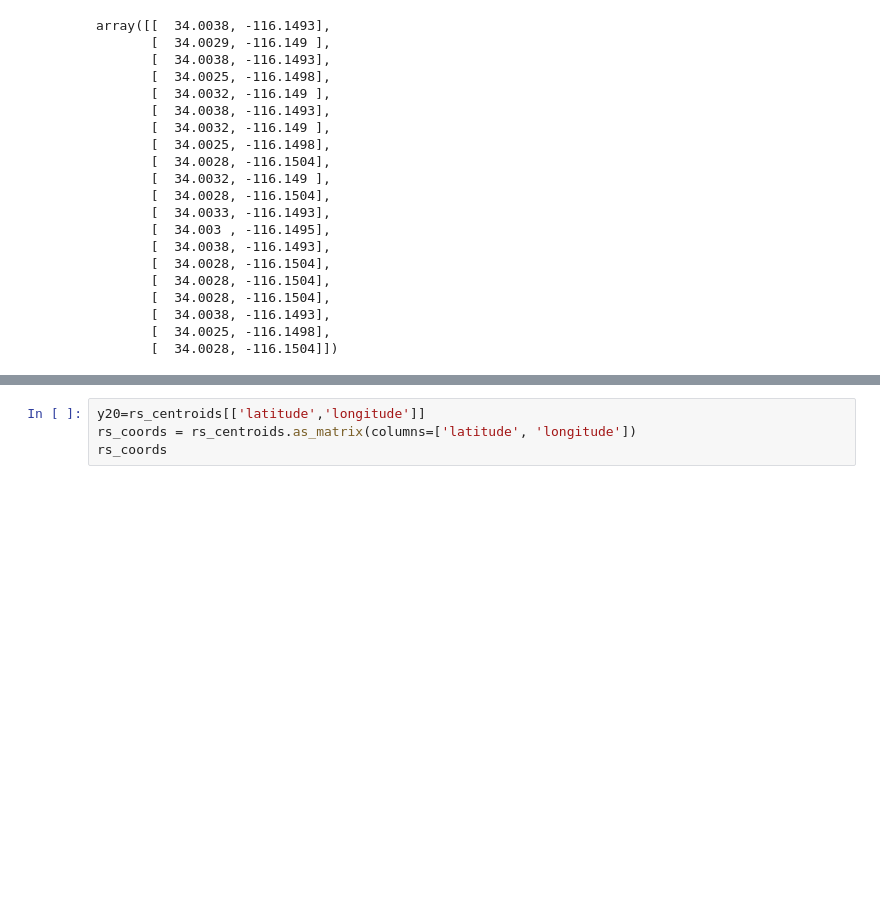
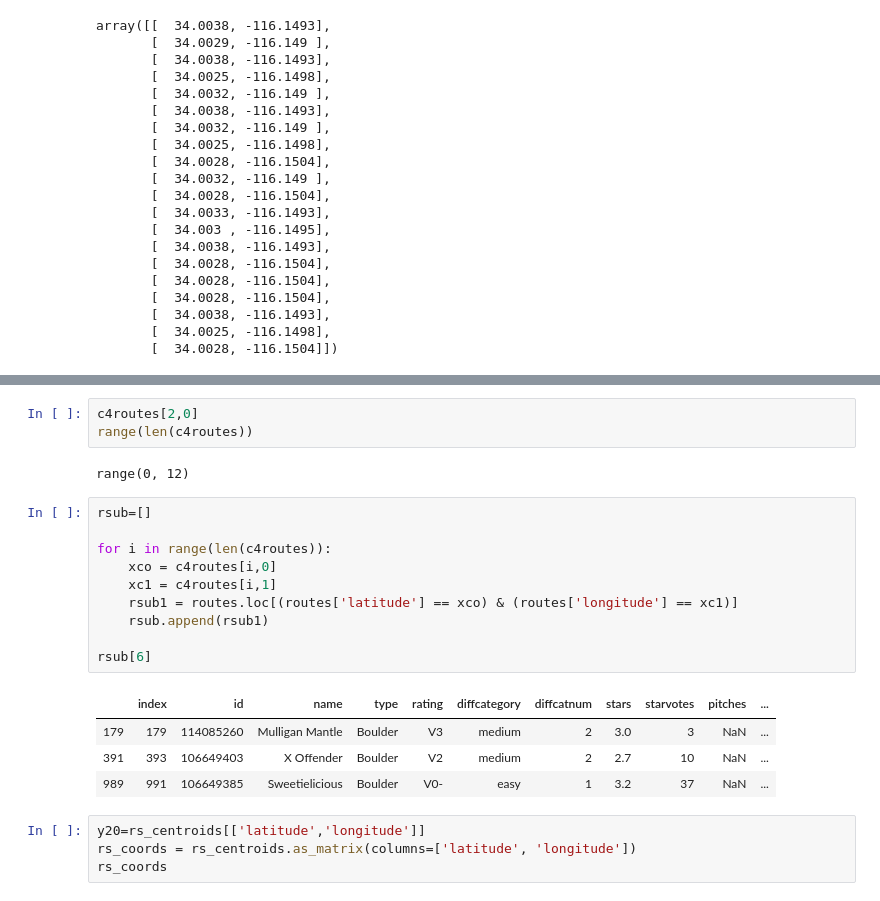
Before and after one commit to nrgriffin/Insight, a Jupyter notebook: Combined Prophet and DBSCAN.ipynb, the cells around one changed output, grey strips where cells are left out. Cells and saved outputs as stored; diff of their text form; blank space fills up the shorter version.

```diff
--- a/Combined Prophet and DBSCAN.ipynb
+++ b/Combined Prophet and DBSCAN.ipynb
@@ -338,3 +450,23 @@ array([  33.9964, -116.1555])
+# %%
+c4routes[2,0]
+range(len(c4routes))
+# %% [output]
+range(0, 12)
+# %%
+rsub=[]
+
+for i in range(len(c4routes)):
+    xco = c4routes[i,0]
+    xc1 = c4routes[i,1]
+    rsub1 = routes.loc[(routes['latitude'] == xco) & (routes['longitude'] == xc1)]
+    rsub.append(rsub1)
+
+rsub[6]
+# %% [output]
+|  | index | id | name | type | rating | diffcategory | diffcatnum | stars | starvotes | pitches | ... |
+| 179 | 179 | 114085260 | Mulligan Mantle | Boulder | V3 | medium | 2 | 3.0 | 3 | NaN | ... |
+| 391 | 393 | 106649403 | X Offender | Boulder | V2 | medium | 2 | 2.7 | 10 | NaN | ... |
+| 989 | 991 | 106649385 | Sweetielicious | Boulder | V0- | easy | 1 | 3.2 | 37 | NaN | ... |
 # %%
 y20=rs_centroids[['latitude','longitude']]
 rs_coords = rs_centroids.as_matrix(columns=['latitude', 'longitude'])
```
Also changed, not shown: parts of 8 cells of this notebook, 1 other file.
